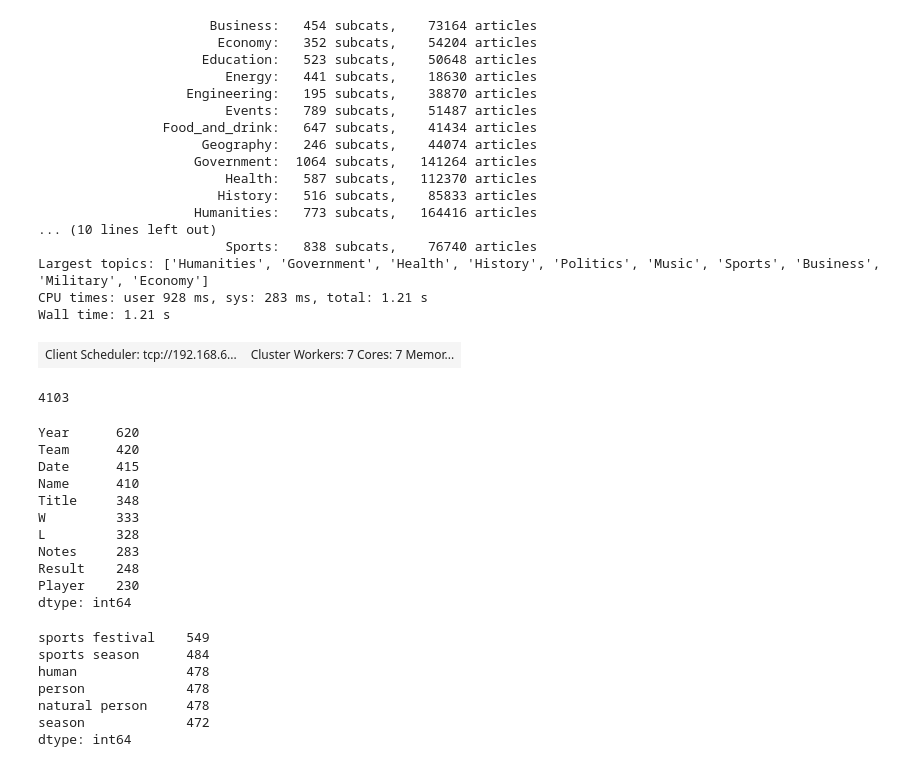
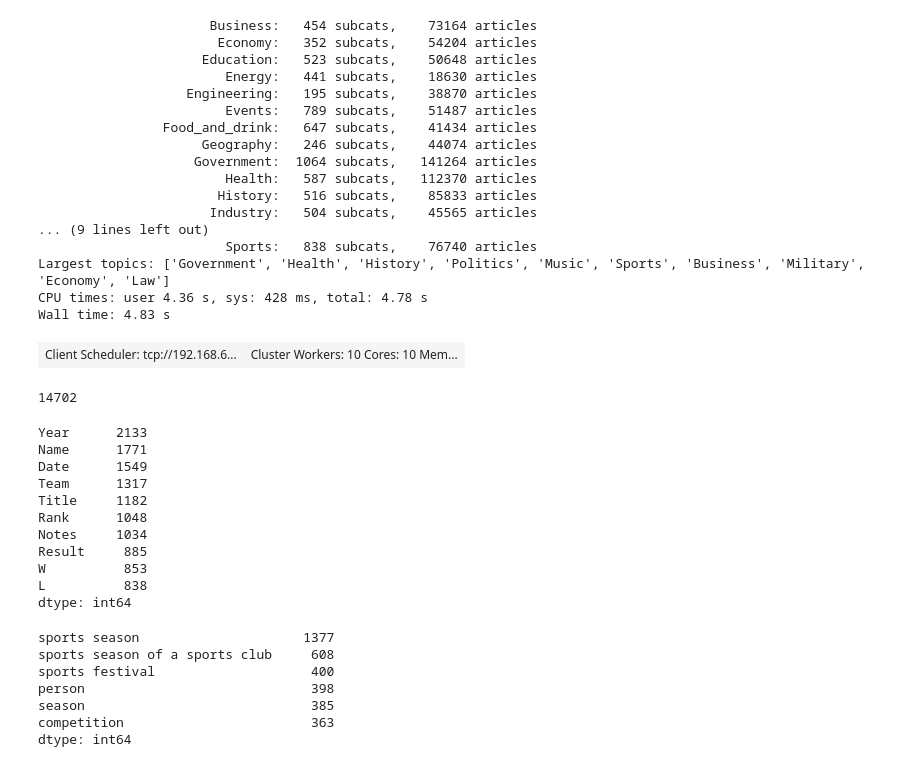
Before and after one commit to karmaresearch/takco, a Jupyter notebook: docs/benchmarks/wikicat.ipynb, the cells around one changed output. Saved outputs shown, nothing was run; the diff lists cells and outputs as text; code cells hidden in the pictures.

```diff
--- a/docs/benchmarks/wikicat.ipynb
+++ b/docs/benchmarks/wikicat.ipynb
@@ -4,9 +4,9 @@ import pandas as pd
 topics = [
     'Business', 'Economy', 'Education', 'Energy',
     'Engineering', 'Events', 'Food and drink', 'Geography',
-    'Government', 'Health', 'History', 'Humanities', 'Industry',
+    'Government', 'History', 'Industry',
     'Language', 'Law', 'Mathematics', 'Military',
-    'Music', 'Nature', 'Politics',
+    'Music', 'Nature',
     'Religion', 'Science and technology', 'Sports'
 ]
 # topics = ['Music', 'Politics', 'Sports', 'Business', 'Science']
@@ -44,9 +44,18 @@ for topic in topics:
     topic_articles[topic] = arts
     print(f"{topic:>30s}: {len(cats):5d} subcats, {len(arts):8d} articles")
 
+def get_article_titles(arts):
+    for a in arts:
+        yield cat_db.lookup_str(a)[1:-1].replace('http://dbpedia.org/resource/', '').replace('_', ' ')
+
 topics = sorted(topic_articles, key=lambda k: -len(topic_articles[k]))[:10]
 print(f"Largest topics:", topics)
 topic_articles = {t:topic_articles[t] for t in topics}
+
+for topic, articles in topic_articles.items():
+    with open(f'/export/scratch1/home/kruit/scratch/wikicat/{topic}.txt', 'w') as fw:
+        for a in get_article_titles(articles):
+            print(a, file=fw)
 # %% [output]
                       Business:   454 subcats,    73164 articles
                        Economy:   352 subcats,    54204 articles
@@ -59,28 +68,28 @@ topic_articles = {t:topic_articles[t] for t in topics}
                     Government:  1064 subcats,   141264 articles
                         Health:   587 subcats,   112370 articles
                        History:   516 subcats,    85833 articles
-                    Humanities:   773 subcats,   164416 articles
-... (10 lines left out)
+                      Industry:   504 subcats,    45565 articles
+... (9 lines left out)
                         Sports:   838 subcats,    76740 articles
-Largest topics: ['Humanities', 'Government', 'Health', 'History', 'Politics', 'Music', 'Sports', 'Business', 'Military', 'Economy']
-CPU times: user 928 ms, sys: 283 ms, total: 1.21 s
-Wall time: 1.21 s
+Largest topics: ['Government', 'Health', 'History', 'Politics', 'Music', 'Sports', 'Business', 'Military', 'Economy', 'Law']
+CPU times: user 4.36 s, sys: 428 ms, total: 4.78 s
+Wall time: 4.83 s
 # %%
 %%capture --no-display
 from dask.distributed import Client
-client = Client(address = 'tcp://192.168.62.207:8686')
+client = Client(address = 'tcp://192.168.62.207:8786')
 client
 # %% [output]
-| Client Scheduler: tcp://192.168.6... | Cluster Workers: 7 Cores: 7 Memor... |
+| Client Scheduler: tcp://192.168.6... | Cluster Workers: 10 Cores: 10 Mem... |
 # %%
 import dask.bag as db
 from takco.util import robust_json_loads_lines
-# fnames = 'hdfs:///user/kruit/output/tabel-small-6+7+8+9/9-triples/*'
-fnames = '/export/scratch1/home/kruit/scratch/output/tabel-small-4/9-triples/*'
+fnames = 'hdfs:///user/kruit/output/tabel-small-6+7+8+9/9-triples/*'
+# fnames = '/export/scratch1/home/kruit/scratch/output/tabel-small-4/9-triples/*'
 bag = db.read_text(fnames).map_partitions(robust_json_loads_lines).persist()
 bag.count().compute()
 # %% [output]
-4103
+14702
 # %%
 # Top header cells
 
@@ -106,11 +115,11 @@ def frequencies(bag, func, pagetitle_filter=()):
                     items.append(x)
         return items
 
-    if pagetitle_filter:
-        return Counter(multiply_matched(bag.compute(), func, pagetitle_filter))
-    else:
+    if isinstance(bag, db.Bag):
         extract = bag.map_partitions(multiply_matched, func, pagetitle_filter)
         return Counter(dict(extract.frequencies().compute()))
+    else:
+        return Counter(multiply_matched(bag, func, pagetitle_filter))
 
 
 
@@ -126,16 +135,16 @@ def top_headers(bag, pagetitle_filter=(), n=10):
 
 top_headers(bag)
 # %% [output]
-Year      620
-Team      420
-Date      415
-Name      410
-Title     348
-W         333
-L         328
-Notes     283
-Result    248
-Player    230
+Year      2133
+Name      1771
+Date      1549
+Team      1317
+Title     1182
+Rank      1048
+Notes     1034
+Result     885
+W          853
+L          838
 dtype: int64
 # %%
 import trident
@@ -153,6 +162,7 @@ def label(uri):
 from collections import Counter
 bad = ['Q17442446','Q12139612','Q15633587','Q14204246','Q4167410','Q48522', 'Q11266439', 'Q4167836', 'Q13406463',
        'Q21025364', 'Q56248902', 'Q164509']
+bad += ['Q154954', 'Q5'] # natural person and human (redundant if we have "person")
 
 def get_coltypes(t):
     for _, cs in t.get('classes', {}).items():
@@ -168,12 +178,12 @@ def top_coltypes(bag, pagetitle_filter=(), n=10):
 
 top_coltypes(bag)
 # %% [output]
-sports festival    549
-sports season      484
-human              478
-person             478
-natural person     478
-season             472
+sports season                     1377
+sports season of a sports club     608
+sports festival                    400
+person                             398
+season                             385
+competition                        363
 dtype: int64
 # %%
 wikiprops = '/export/scratch1/home/kruit/nary/data/kb/wikidata/wikidata-properties.txt'
```
Also changed, not shown: parts of 4 cells of this notebook, 12 other files.
